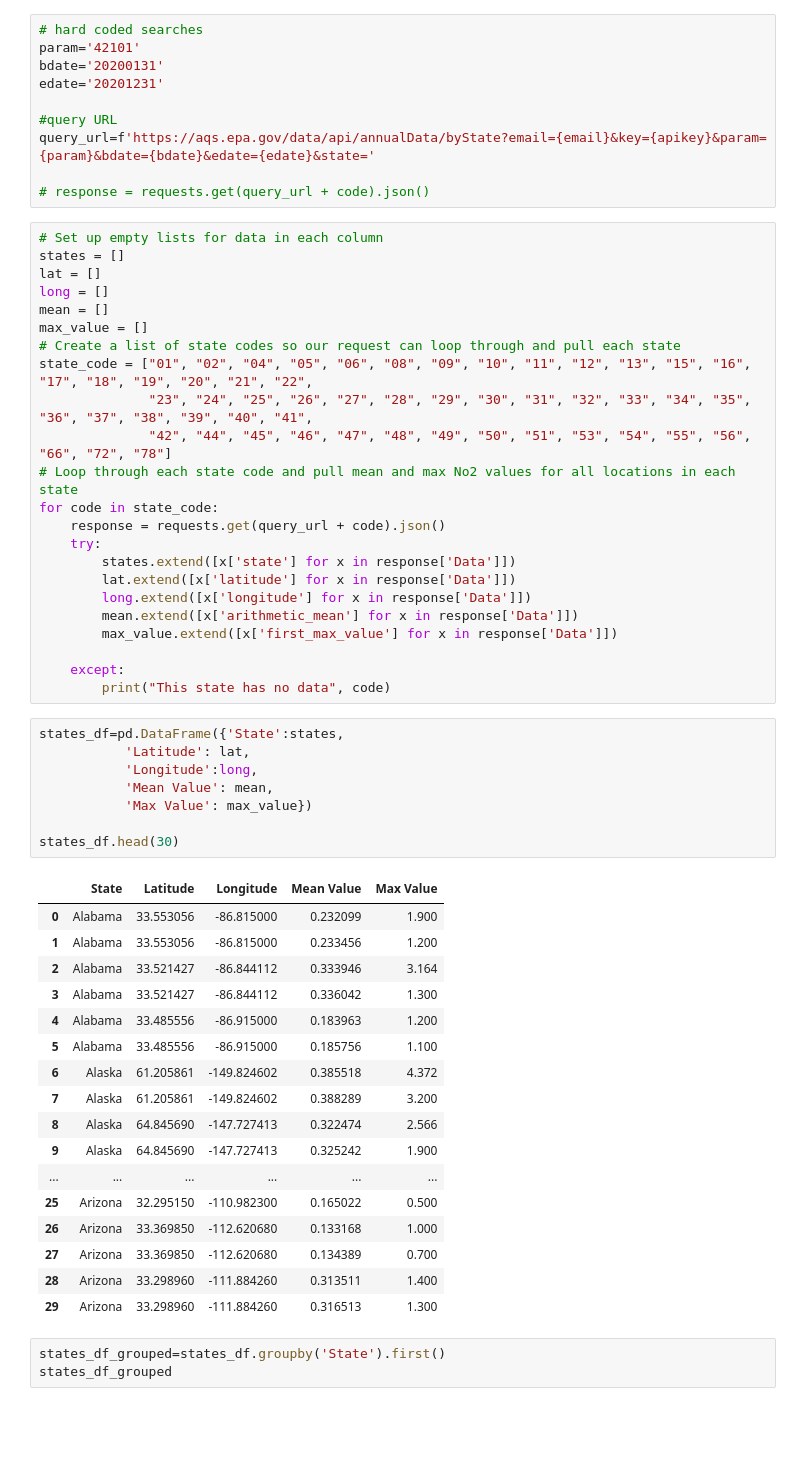
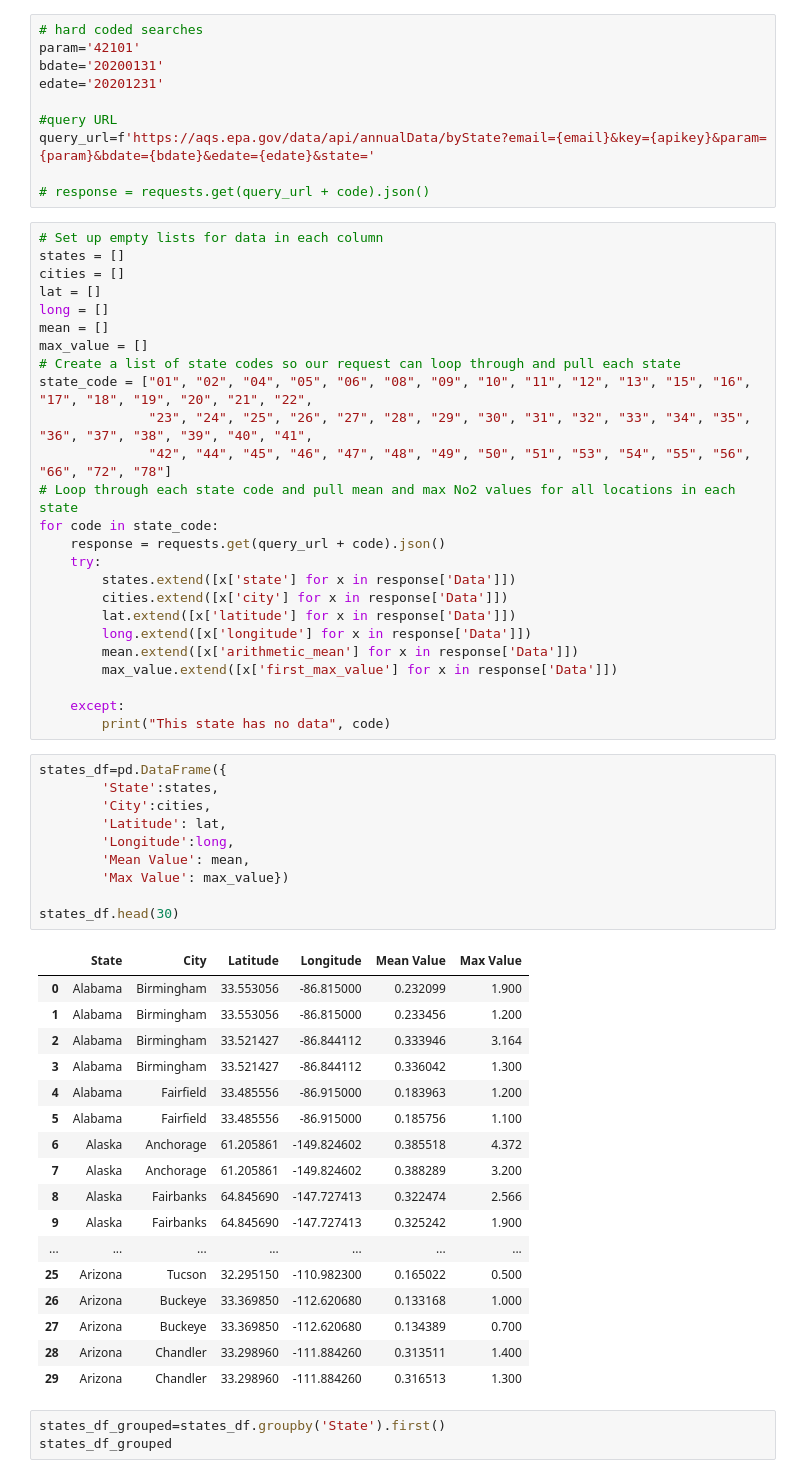
Before and after one commit to Mitchemoto/project-1-, a Jupyter notebook: environment_api_project.ipynb, the cells around one changed output. Cells and saved outputs as stored; diff of their text form; blank space fills up the shorter version.

```diff
--- a/environment_api_project.ipynb
+++ b/environment_api_project.ipynb
@@ -62,6 +62,7 @@ query_url=f'https://aqs.epa.gov/data/api/annualData/byState?email={email}&key={a
 # %%
 # Set up empty lists for data in each column
 states = []
+cities = []
 lat = []
 long = []
 mean = []
@@ -75,6 +76,7 @@ for code in state_code:
     response = requests.get(query_url + code).json()
     try:
         states.extend([x['state'] for x in response['Data']])
+        cities.extend([x['city'] for x in response['Data']])
         lat.extend([x['latitude'] for x in response['Data']])
         long.extend([x['longitude'] for x in response['Data']])
         mean.extend([x['arithmetic_mean'] for x in response['Data']])
@@ -83,31 +85,33 @@ for code in state_code:
     except:
         print("This state has no data", code)
 # %%
-states_df=pd.DataFrame({'State':states,
-           'Latitude': lat,
-           'Longitude':long,
-           'Mean Value': mean,
-           'Max Value': max_value})
+states_df=pd.DataFrame({
+        'State':states,
+        'City':cities,
+        'Latitude': lat,
+        'Longitude':long,
+        'Mean Value': mean,
+        'Max Value': max_value})
 
 states_df.head(30)
 # %% [output]
-|  | State | Latitude | Longitude | Mean Value | Max Value |
-| 0 | Alabama | 33.553056 | -86.815000 | 0.232099 | 1.900 |
-| 1 | Alabama | 33.553056 | -86.815000 | 0.233456 | 1.200 |
-| 2 | Alabama | 33.521427 | -86.844112 | 0.333946 | 3.164 |
-| 3 | Alabama | 33.521427 | -86.844112 | 0.336042 | 1.300 |
-| 4 | Alabama | 33.485556 | -86.915000 | 0.183963 | 1.200 |
-| 5 | Alabama | 33.485556 | -86.915000 | 0.185756 | 1.100 |
-| 6 | Alaska | 61.205861 | -149.824602 | 0.385518 | 4.372 |
-| 7 | Alaska | 61.205861 | -149.824602 | 0.388289 | 3.200 |
-| 8 | Alaska | 64.845690 | -147.727413 | 0.322474 | 2.566 |
-| 9 | Alaska | 64.845690 | -147.727413 | 0.325242 | 1.900 |
-| ... | ... | ... | ... | ... | ... |
-| 25 | Arizona | 32.295150 | -110.982300 | 0.165022 | 0.500 |
-| 26 | Arizona | 33.369850 | -112.620680 | 0.133168 | 1.000 |
-| 27 | Arizona | 33.369850 | -112.620680 | 0.134389 | 0.700 |
-| 28 | Arizona | 33.298960 | -111.884260 | 0.313511 | 1.400 |
-| 29 | Arizona | 33.298960 | -111.884260 | 0.316513 | 1.300 |
+|  | State | City | Latitude | Longitude | Mean Value | Max Value |
+| 0 | Alabama | Birmingham | 33.553056 | -86.815000 | 0.232099 | 1.900 |
+| 1 | Alabama | Birmingham | 33.553056 | -86.815000 | 0.233456 | 1.200 |
+| 2 | Alabama | Birmingham | 33.521427 | -86.844112 | 0.333946 | 3.164 |
+| 3 | Alabama | Birmingham | 33.521427 | -86.844112 | 0.336042 | 1.300 |
+| 4 | Alabama | Fairfield | 33.485556 | -86.915000 | 0.183963 | 1.200 |
+| 5 | Alabama | Fairfield | 33.485556 | -86.915000 | 0.185756 | 1.100 |
+| 6 | Alaska | Anchorage | 61.205861 | -149.824602 | 0.385518 | 4.372 |
+| 7 | Alaska | Anchorage | 61.205861 | -149.824602 | 0.388289 | 3.200 |
+| 8 | Alaska | Fairbanks | 64.845690 | -147.727413 | 0.322474 | 2.566 |
+| 9 | Alaska | Fairbanks | 64.845690 | -147.727413 | 0.325242 | 1.900 |
+| ... | ... | ... | ... | ... | ... | ... |
+| 25 | Arizona | Tucson | 32.295150 | -110.982300 | 0.165022 | 0.500 |
+| 26 | Arizona | Buckeye | 33.369850 | -112.620680 | 0.133168 | 1.000 |
+| 27 | Arizona | Buckeye | 33.369850 | -112.620680 | 0.134389 | 0.700 |
+| 28 | Arizona | Chandler | 33.298960 | -111.884260 | 0.313511 | 1.400 |
+| 29 | Arizona | Chandler | 33.298960 | -111.884260 | 0.316513 | 1.300 |
 # %%
 states_df_grouped=states_df.groupby('State').first()
 states_df_grouped
```
Also changed, not shown: parts of 13 cells of this notebook.
